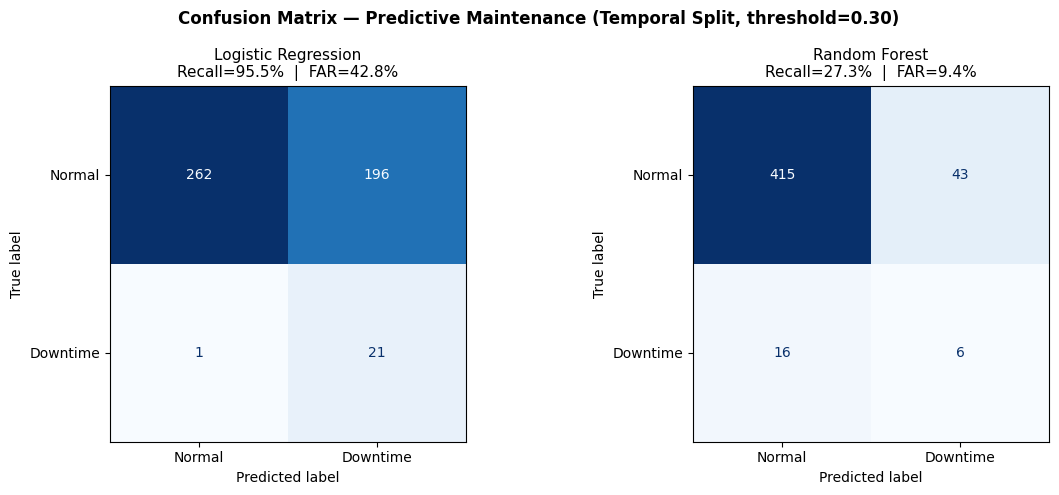
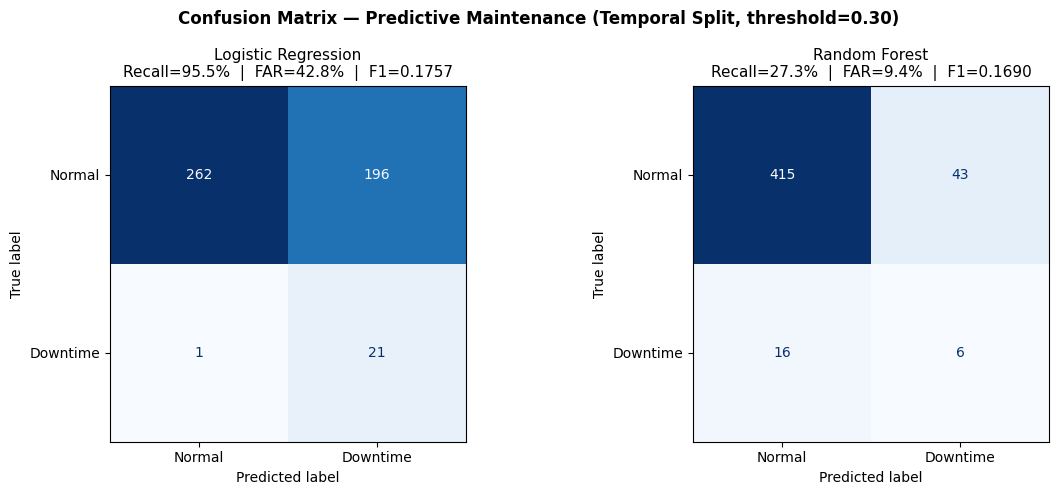
The notebook cell's code change between the first figure and the second:
--- before
+++ after
@@ -13,9 +13,10 @@
     recall_val = tp / (tp + fn)
     far_val    = fp / (fp + tn)
+    f1_val = f1_score(y_test, y_pred)  # ← TAMBAH INI
 
     disp = ConfusionMatrixDisplay(confusion_matrix=cm_val,
                                   display_labels=["Normal", "Downtime"])
     disp.plot(ax=ax, colorbar=False, cmap="Blues")
-    ax.set_title(f"{nama}\nRecall={recall_val:.1%}  |  FAR={far_val:.1%}", fontsize=11)
+    ax.set_title(f"{nama}\nRecall={recall_val:.1%}  |  FAR={far_val:.1%}  |  F1={f1_val:.4f}", fontsize=11)  # ← UBAH INI
 
 plt.tight_layout()

Commit: Update model evaluation and confusion matrix